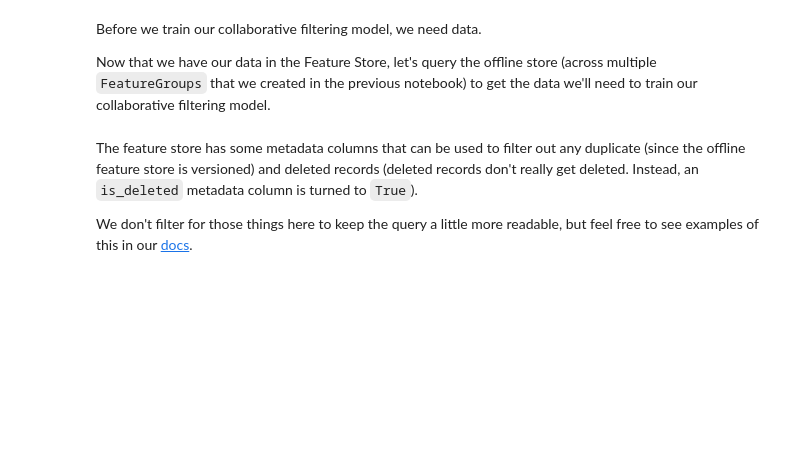
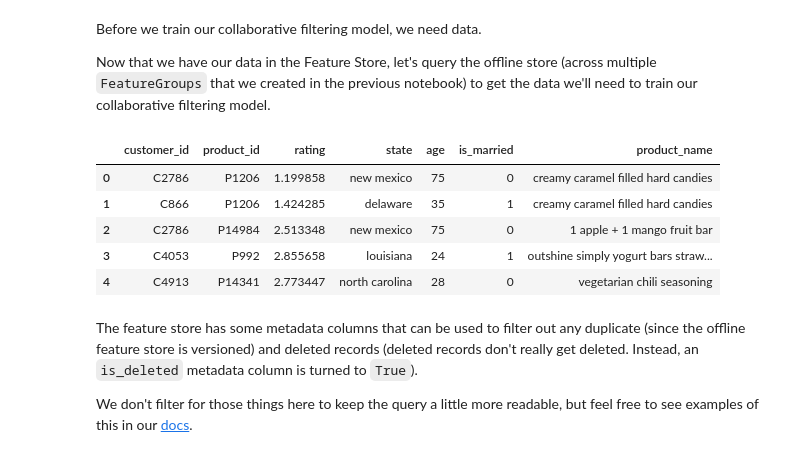
Before and after one commit to aws-samples/sagemaker-feature-store-real-time-recommendations, a Jupyter notebook: 2_recommendation_engine_models.ipynb, the cells around one changed output. Cells and saved outputs as stored; diff of their text form; code cells hidden in the pictures; blank space fills up the shorter version.

```diff
--- a/2_recommendation_engine_models.ipynb
+++ b/2_recommendation_engine_models.ipynb
@@ -88,0 +75,24 @@ click_stream_table = parameters['click_stream_table']
+# %%
+parameters = ps.read()
+
+customers_feature_group_name = parameters['customers_feature_group_name']
+products_feature_group_name = parameters['products_feature_group_name']
+orders_feature_group_name = parameters['orders_feature_group_name']
+click_stream_historical_feature_group_name = parameters['click_stream_historical_feature_group_name']
+click_stream_feature_group_name = parameters['click_stream_feature_group_name']
+
+customers_feature_group = FeatureGroup(
+    name=customers_feature_group_name, sagemaker_session=sagemaker_session
+)
+products_feature_group = FeatureGroup(
+    name=products_feature_group_name, sagemaker_session=sagemaker_session
+)
+orders_feature_group = FeatureGroup(
+    name=orders_feature_group_name, sagemaker_session=sagemaker_session
+)
+click_stream_historical_feature_group = FeatureGroup(
+    name=click_stream_historical_feature_group_name, sagemaker_session=sagemaker_session
+)
+click_stream_feature_group = FeatureGroup(
+    name=click_stream_feature_group_name, sagemaker_session=sagemaker_session
+)
@@ -93,35 +125,54 @@ Before we train our collaborative filtering model, we need data.
 
 Now that we have our data in the Feature Store, let's query the offline store (across multiple `FeatureGroups` that we created in the previous notebook) to get the data we'll need to train our collaborative filtering model.
 # %%
+click_stream_query = click_stream_historical_feature_group.athena_query()
+click_stream_historical_table = click_stream_query.table_name
+
+customers_query = customers_feature_group.athena_query()
+customers_table = customers_query.table_name
+
+products_query = products_feature_group.athena_query()
+products_table = products_query.table_name
+
+
 query = f'''
 select click_stream_customers.customer_id,
        products.product_id,
        rating,
        state,
        age,
        is_married,
        product_name
 from (
     select c.customer_id,
            cs.product_id,
            cs.bought,
            cs.rating,
            c.state,
            c.age,
            c.is_married
     from "{click_stream_historical_table}" as cs
     left join "{customers_table}" as c
     on cs.customer_id = c.customer_id
 ) click_stream_customers
 left join
 (select * from "{products_table}") products
 on click_stream_customers.product_id = products.product_id
 where click_stream_customers.bought = 1
 '''
 
-df_cf_features, query = query_offline_store(click_stream_feature_group_name, query,
-                                            sagemaker_session)
-df_cf_features.head()
+df_cf_features = pd.DataFrame()
+click_stream_query.run(query_string=query, output_location='s3://'+default_bucket+'/query_results/')
+click_stream_query.wait()
+df_cf_features = click_stream_query.as_dataframe()
+df_cf_features.head(5)
+# %% [output]
+|  | customer_id | product_id | rating | state | age | is_married | product_name |
+| 0 | C2786 | P1206 | 1.199858 | new mexico | 75 | 0 | creamy caramel filled hard candies |
+| 1 | C866 | P1206 | 1.424285 | delaware | 35 | 1 | creamy caramel filled hard candies |
+| 2 | C2786 | P14984 | 2.513348 | new mexico | 75 | 0 | 1 apple + 1 mango fruit bar |
+| 3 | C4053 | P992 | 2.855658 | louisiana | 24 | 1 | outshine simply yogurt bars straw... |
+| 4 | C4913 | P14341 | 2.773447 | north carolina | 28 | 0 | vegetarian chili seasoning |
 # %% [markdown]
 The feature store has some metadata columns that can be used to filter out any duplicate (since the offline feature store is versioned) and deleted records (deleted records don't really get deleted. Instead, an `is_deleted` metadata column is turned to `True`).
 
```
Also changed, not shown: parts of 13 cells of this notebook, 4 other files.
